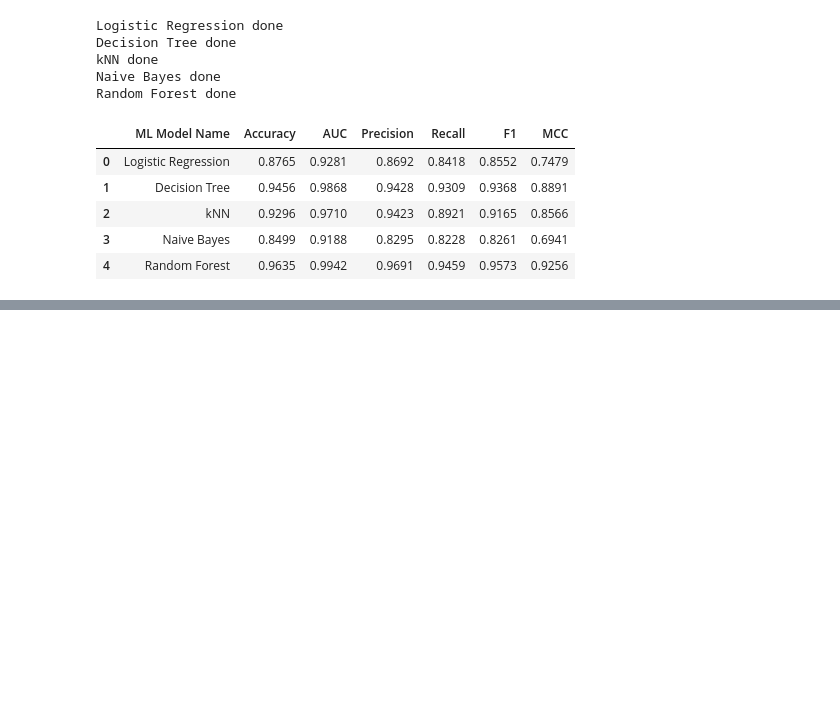
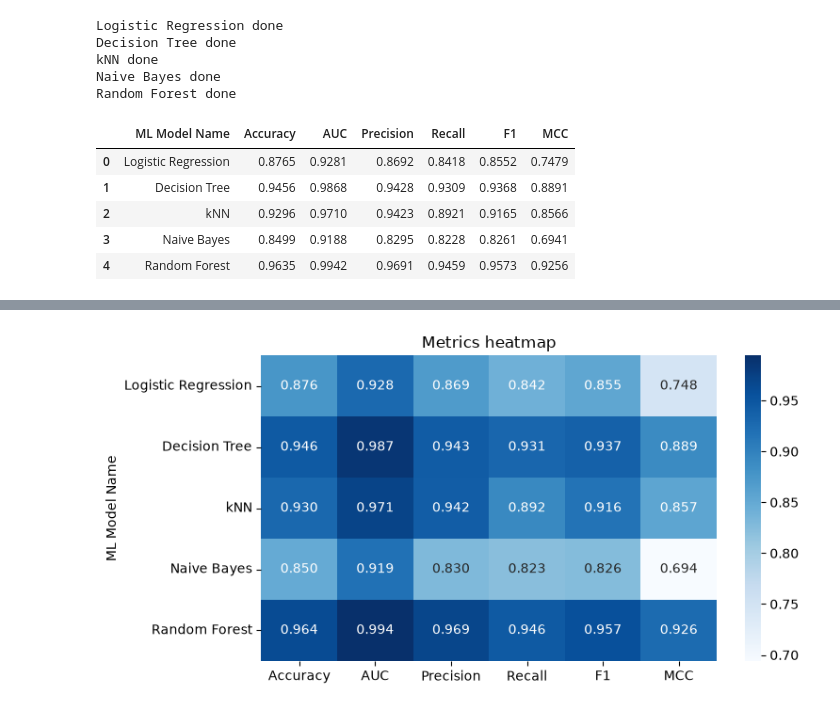
Before and after one commit to 2026ct05144-sys/ml-assignment-2, a Jupyter notebook: model/classification.ipynb, the cells around one changed output, grey strips where cells are left out. Drawn from its saved outputs; the diff is of its cells as text; code cells hidden in the pictures; blank space fills up the shorter version.

```diff
--- a/model/classification.ipynb
+++ b/model/classification.ipynb
@@ -189,0 +205,9 @@ Random Forest done
+# %%
+plt.figure(figsize=(8, 4))
+sns.heatmap(plot_df, annot=True, fmt=".3f", cmap="Blues")
+plt.title("Metrics heatmap")
+plt.tight_layout()
+plt.savefig("../metrics_heatmap.png", dpi=150)
+plt.show()
+# %% [output]
+[figure, added]
```
Also changed, not shown: parts of 2 cells of this notebook, 3 other files.
